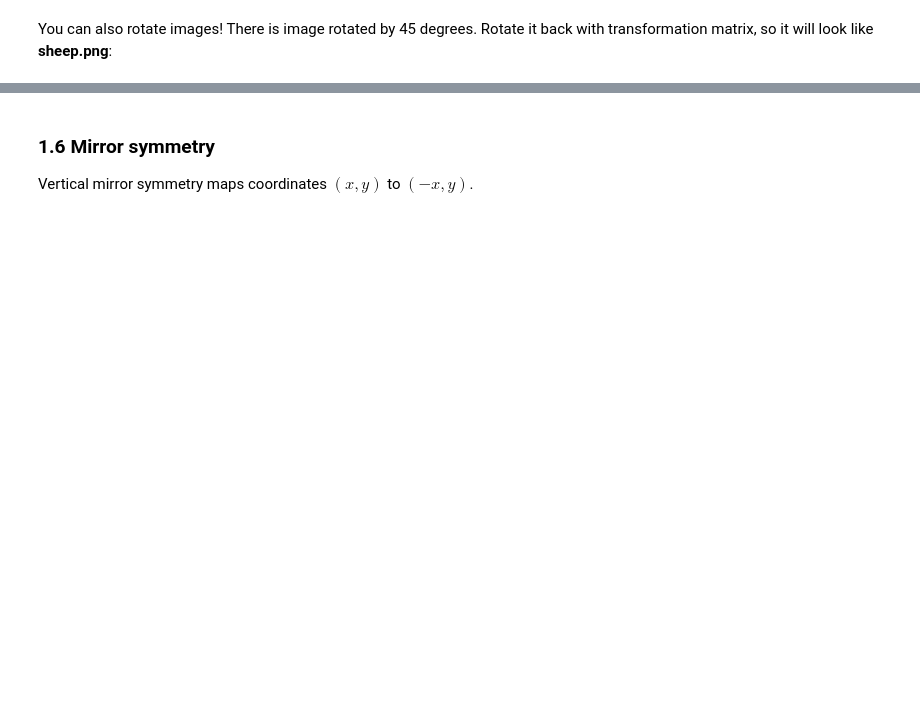
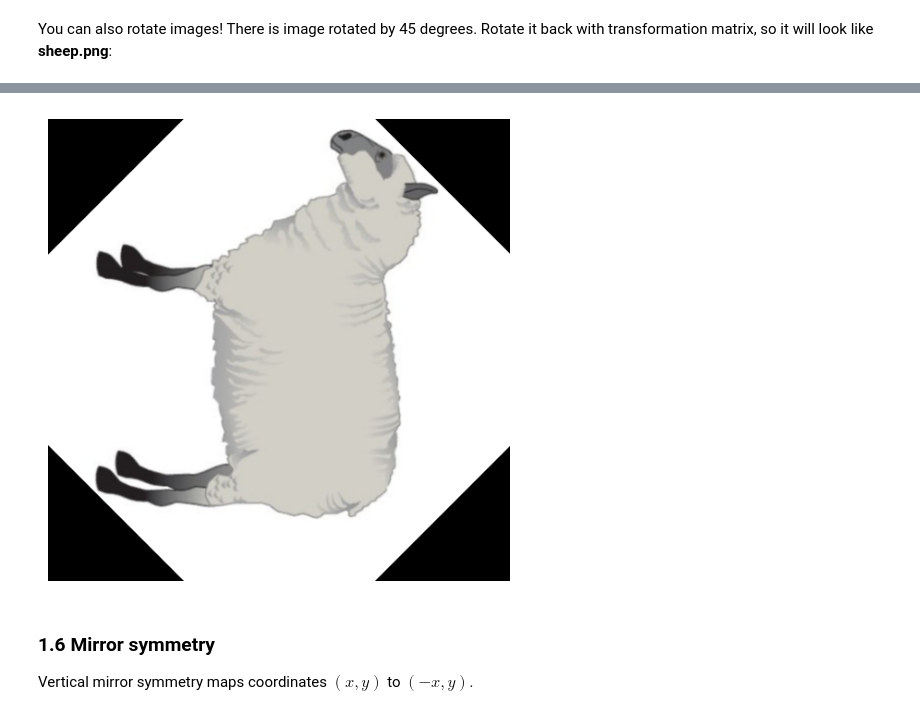
Before and after one commit to Oleksii-Lasiichuk/la_lab_1_transformation_matrices, a Jupyter notebook: LA_Lab_1_template_2026.ipynb, the cells around one changed output, grey strips where cells are left out. Cells and saved outputs as stored; diff of their text form; code cells hidden in the pictures; blank space fills up the shorter version.

```diff
--- a/LA_Lab_1_template_2026.ipynb
+++ b/LA_Lab_1_template_2026.ipynb
@@ -419,9 +495,15 @@ cv2_imshow(rotated_img)
 # %%
 ##### YOUR CODE STARTS #####
-restored_img = cv.warpAffine(..., ..., (500, 500),  flags = cv.INTER_LINEAR, borderMode = cv.BORDER_CONSTANT)
+h, w = rotated_img.shape[:2]
+center = (w / 2, h / 2)
+M_restore = cv.getRotationMatrix2D(center, -45, 1.0)
+restored_img = cv.warpAffine(rotated_img, M_restore, (500, 500),
+                              flags=cv.INTER_LINEAR, borderMode=cv.BORDER_CONSTANT)
 ##### YOUR CODE ENDS #####
 
 cv2_imshow(restored_img)
+# %% [output]
+[figure, added]
 # %% [markdown]
 ### 1.6 Mirror symmetry
 Vertical mirror symmetry maps coordinates $(x, y)$ to $(-x,y)$.
```
Also changed, not shown: parts of 20 cells of this notebook.
